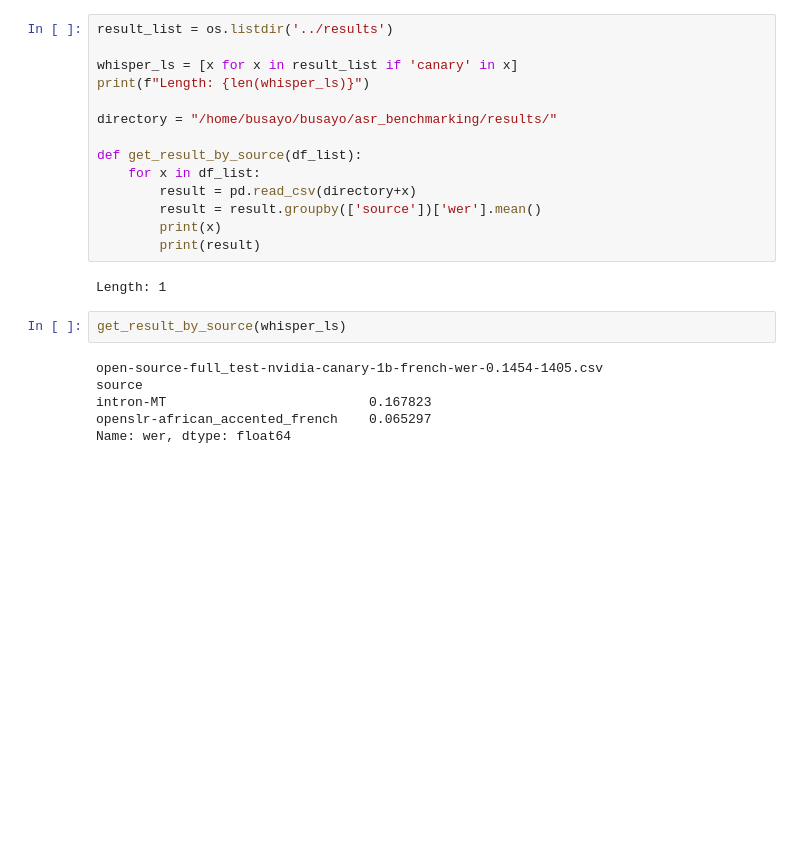
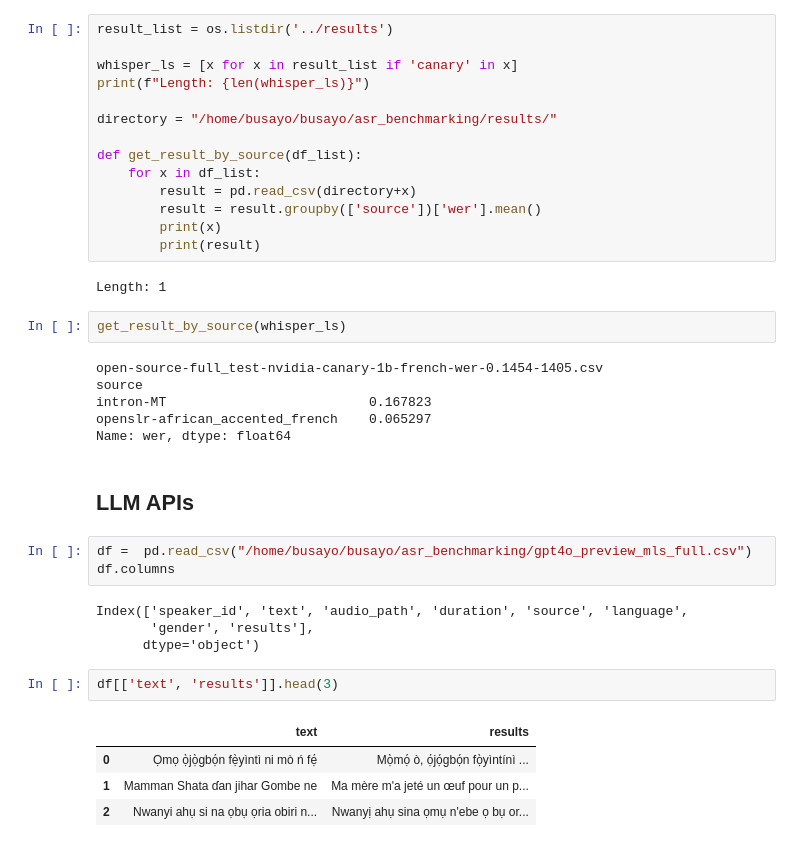
Before and after one commit to intron-innovation/AfriVox, a Jupyter notebook: notebooks/result_analysis.ipynb, the cells around one changed output. Cells and saved outputs as stored; diff of their text form; blank space fills up the shorter version.

```diff
--- a/notebooks/result_analysis.ipynb
+++ b/notebooks/result_analysis.ipynb
@@ -96,3 +96,19 @@ source
 intron-MT                          0.167823
 openslr-african_accented_french    0.065297
 Name: wer, dtype: float64
+# %% [markdown]
+## LLM APIs
+# %%
+df =  pd.read_csv("/home/busayo/busayo/asr_benchmarking/gpt4o_preview_mls_full.csv")
+df.columns
+# %% [output]
+Index(['speaker_id', 'text', 'audio_path', 'duration', 'source', 'language',
+       'gender', 'results'],
+      dtype='object')
+# %%
+df[['text', 'results']].head(3)
+# %% [output]
+|  | text | results |
+| 0 | Ọmọ ọ̀jọ̀gbọ́n fẹ̀yìntì ni mò ń fẹ́ | Mọ̀mọ́ ò, ọ́jọ́gbọ́n fọ̀yìntínì ... |
+| 1 | Mamman Shata ɗan jihar Gombe ne | Ma mère m'a jeté un œuf pour un p... |
+| 2 | Nwanyi ahụ si na ọbụ ọria obiri n... | Nwanyị ahụ sina ọmụ n'ebe ọ bụ or... |
```
Also changed, not shown: parts of 19 cells of this notebook.
